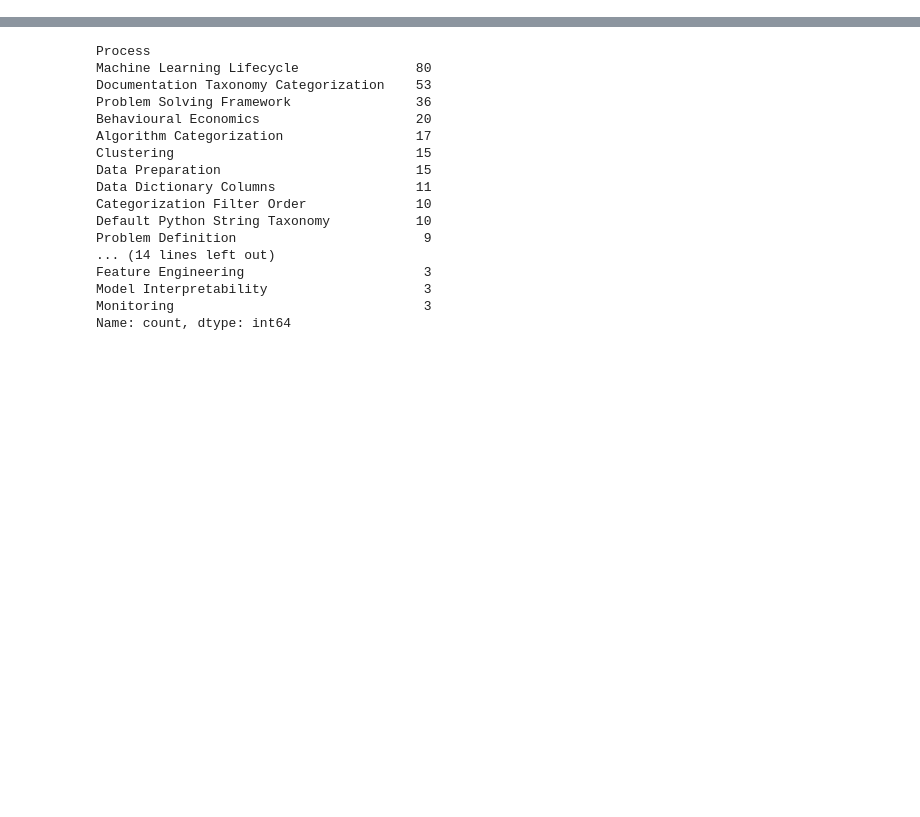
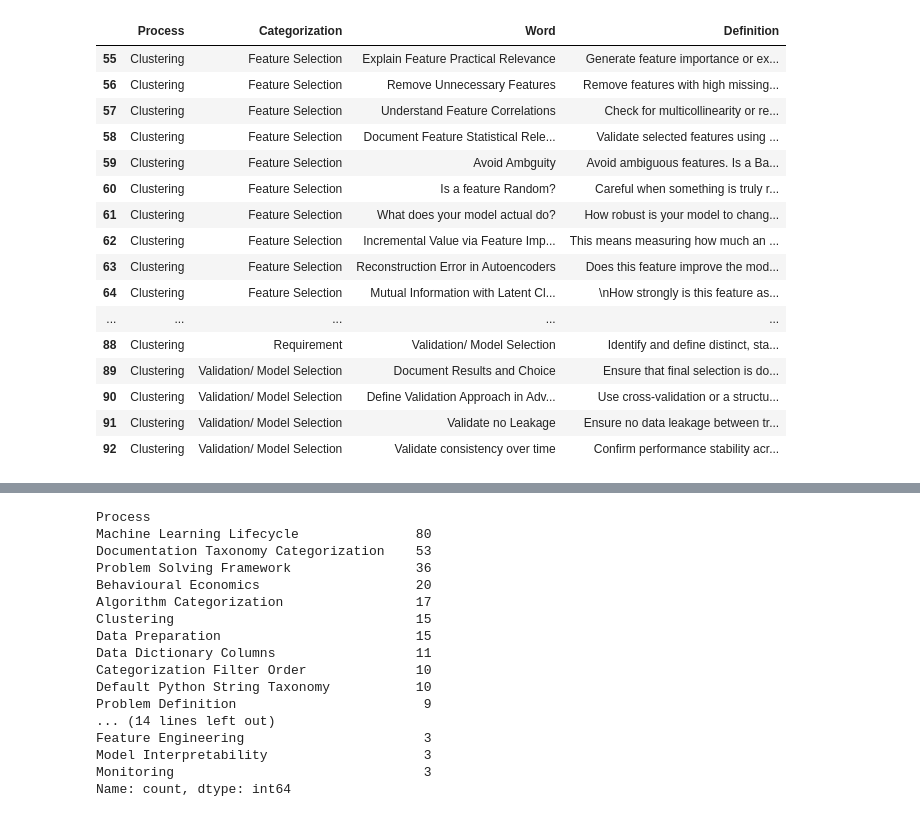
Before and after one commit to derek-dewald/Python_Tools, a Jupyter notebook: JupyterNotebooks/Daily_Pipeline_v2.ipynb, the cells around one changed output, grey strips where cells are left out. Saved outputs shown, nothing was run; the diff lists cells and outputs as text; code cells hidden in the pictures; blank space fills up the shorter version.

```diff
--- a/JupyterNotebooks/Daily_Pipeline_v2.ipynb
+++ b/JupyterNotebooks/Daily_Pipeline_v2.ipynb
@@ -13,0 +55,20 @@ ETL()
+# %%
+f[f['Process']=='Clustering']
+# %% [output]
+|  | Process | Categorization | Word | Definition |
+| 55 | Clustering | Feature Selection | Explain Feature Practical Relevance | Generate feature importance or ex... |
+| 56 | Clustering | Feature Selection | Remove Unnecessary Features | Remove features with high missing... |
+| 57 | Clustering | Feature Selection | Understand Feature Correlations | Check for multicollinearity or re... |
+| 58 | Clustering | Feature Selection | Document Feature Statistical Rele... | Validate selected features using ... |
+| 59 | Clustering | Feature Selection | Avoid Ambguity | Avoid ambiguous features. Is a Ba... |
+| 60 | Clustering | Feature Selection | Is a feature Random? | Careful when something is truly r... |
+| 61 | Clustering | Feature Selection | What does your model actual do? | How robust is your model to chang... |
+| 62 | Clustering | Feature Selection | Incremental Value via Feature Imp... | This means measuring how much an ... |
+| 63 | Clustering | Feature Selection | Reconstruction Error in Autoencoders | Does this feature improve the mod... |
+| 64 | Clustering | Feature Selection | Mutual Information with Latent Cl... | \nHow strongly is this feature as... |
+| ... | ... | ... | ... | ... |
+| 88 | Clustering | Requirement | Validation/ Model Selection | Identify and define distinct, sta... |
+| 89 | Clustering | Validation/ Model Selection | Document Results and Choice | Ensure that final selection is do... |
+| 90 | Clustering | Validation/ Model Selection | Define Validation Approach in Adv... | Use cross-validation or a structu... |
+| 91 | Clustering | Validation/ Model Selection | Validate no Leakage | Ensure no data leakage between tr... |
+| 92 | Clustering | Validation/ Model Selection | Validate consistency over time | Confirm performance stability acr... |
```
Also changed, not shown: parts of 10 cells of this notebook, 8 other files.
